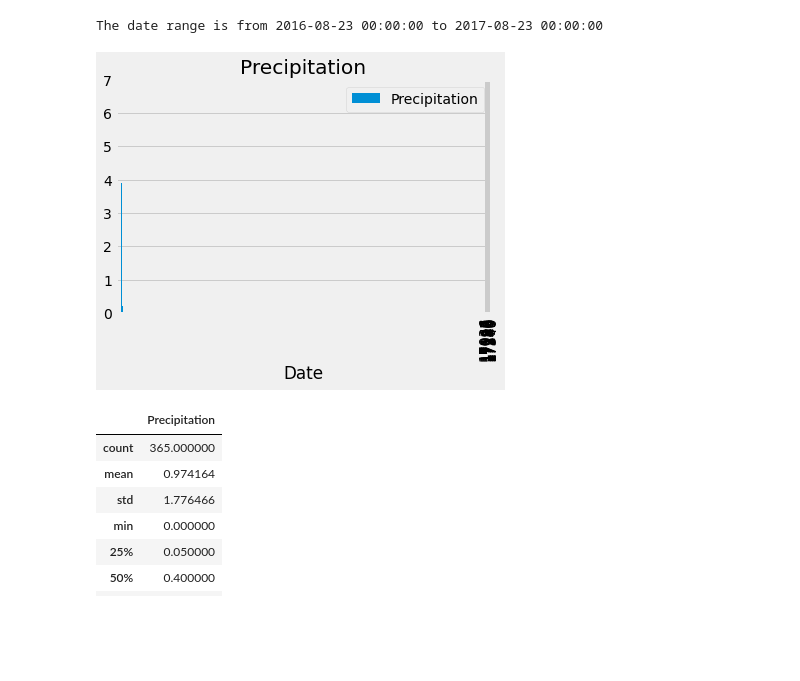
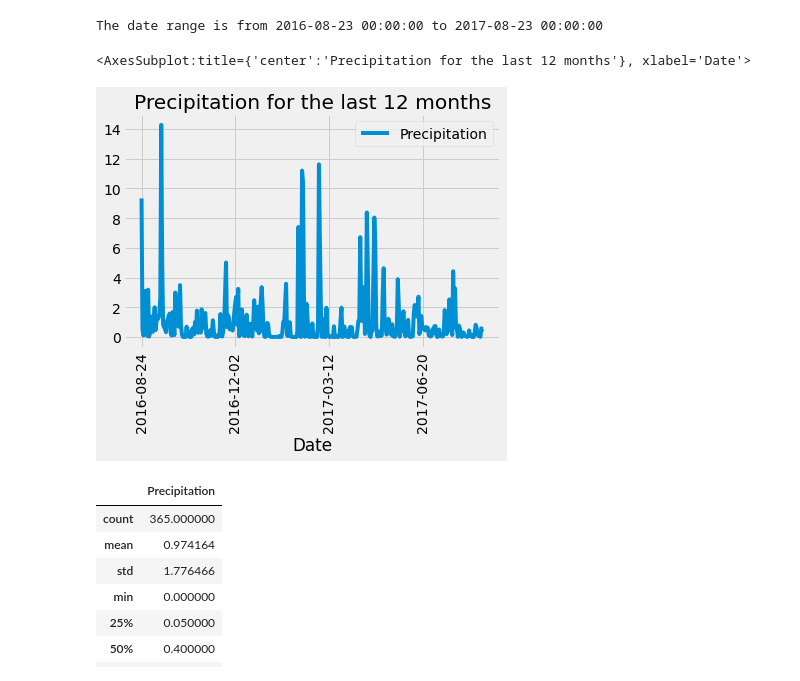
Before and after one commit to JuanjoFernandez/sqlalchemy-challenge, a Jupyter notebook: climate_starter.ipynb, the cells around one changed output. Drawn from its saved outputs; the diff is of its cells as text; code cells hidden in the pictures; blank space fills up the shorter version.

Commit message:
Fixes precipitation graph

```diff
--- a/climate_starter.ipynb
+++ b/climate_starter.ipynb
@@ -88,38 +88,24 @@ The date range is from 2016-08-23 00:00:00 to 2017-08-23 00:00:00
 # %%
 # Perform a query to retrieve the data and precipitation scores
 precipitation = session.query(Measurement.date, func.sum(Measurement.prcp))\
 .group_by(Measurement.date)\
 .filter(Measurement.date >= first_date)\
 .filter(Measurement.date <= last_date)\
 
 # Save the query results as a Pandas DataFrame and set the index to the date column
 prec_df = pd.DataFrame(precipitation, columns = ['Date', 'Precipitation'])
-prec_df.set_index('Date', inplace= True)
+prec_df['Date'] = prec_df['Date'].astype(str)
+prec_df.set_index('Date', drop = True, inplace= True)
 prec_df = prec_df.dropna()
+
 # Sort the dataframe by date
 prec_df = prec_df.sort_values('Date')
 
 # Use Pandas Plotting with Matplotlib to plot the data
-
-# Creating the ticks for the plot
-x_ticks = []
-for i in range(11):
-    day = first_date.day
-    month = first_date.month
-    year = first_date.year
-    month += i
-    if month > 12:
-        month -= 12
-        year += 1
-    xdate = f'{year}-{month}-{day}'
-    x_ticks.append(dt.datetime.strptime(xdate, '%Y-%m-%d'))
-
-
-prec_df.plot.bar(title = 'Precipitation',xticks = x_ticks,xlim = (first_date, last_date),ylim = (0, 7))
-plt.xticks(rotation=90)
-plt.show()
+prec_df.plot(title= 'Precipitation for the last 12 months', rot = 90)
 # %% [output]
+<AxesSubplot:title={'center':'Precipitation for the last 12 months'}, xlabel='Date'>
-[figure, old version]
+[figure, new version]
 # %%
 # Use Pandas to calcualte the summary statistics for the precipitation data
 prec_df.describe()
```
Also changed, not shown: 1 other file.
